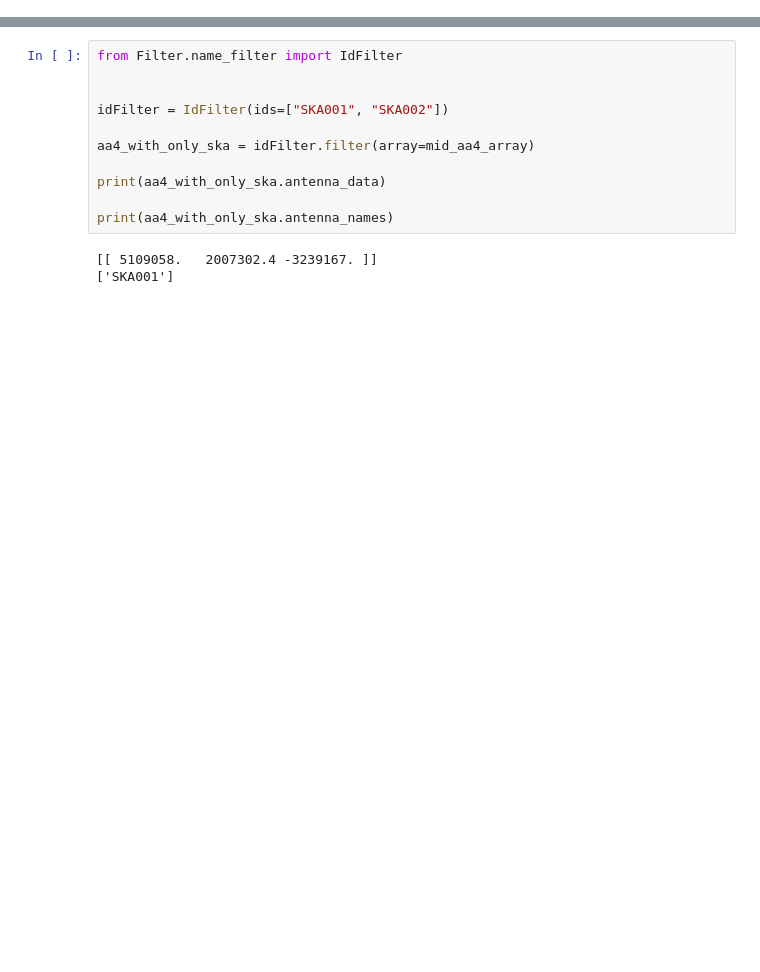
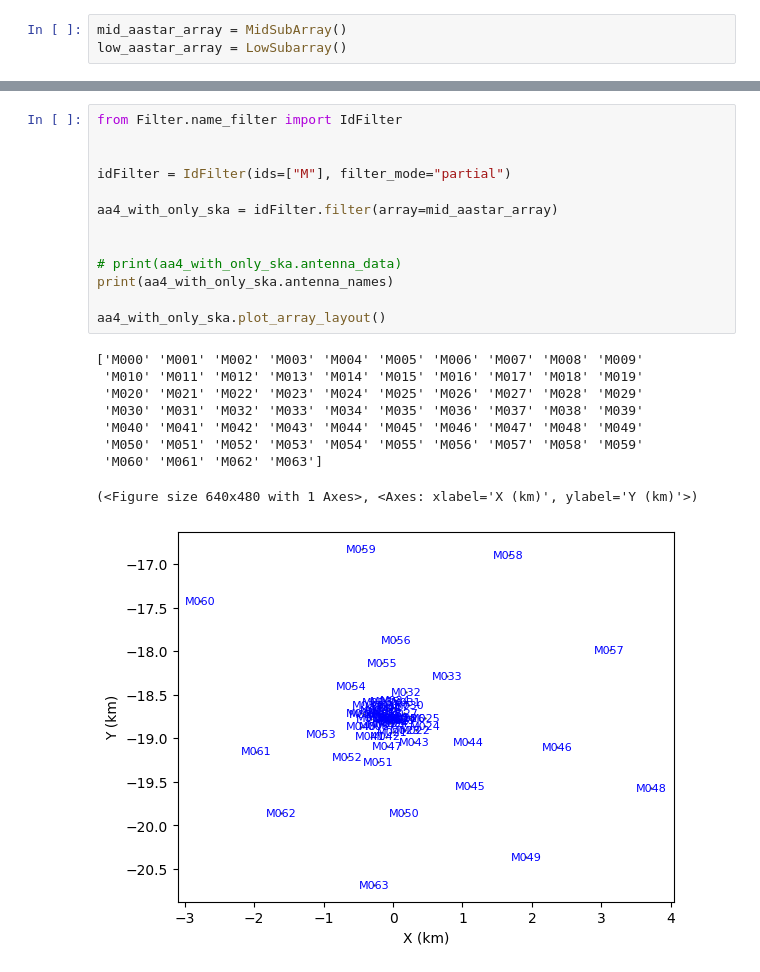
Before and after one commit to Mieres7/SubArrayImplementation, a Jupyter notebook: test.ipynb, the cells around one changed output, grey strips where cells are left out. Drawn from its saved outputs; the diff is of its cells as text; blank space fills up the shorter version.

Commit message:
fix: name filter feat: array layout plot

```diff
--- a/test.ipynb
+++ b/test.ipynb
@@ -23,0 +11,3 @@ dask.array<getitem, shape=(307,), dtype=float32, chunksize=(307,), chunktype=num
+# %%
+mid_aastar_array = MidSubArray()
+low_aastar_array = LowSubarray()
@@ -24,14 +29,23 @@ dask.array<getitem, shape=(307,), dtype=float32, chunksize=(307,), chunktype=num
 # %%
 from Filter.name_filter import IdFilter
 
 
-idFilter = IdFilter(ids=["SKA001", "SKA002"])
+idFilter = IdFilter(ids=["M"], filter_mode="partial")
 
-aa4_with_only_ska = idFilter.filter(array=mid_aa4_array)
+aa4_with_only_ska = idFilter.filter(array=mid_aastar_array)
 
-print(aa4_with_only_ska.antenna_data)
 
+# print(aa4_with_only_ska.antenna_data)
 print(aa4_with_only_ska.antenna_names)
+
+aa4_with_only_ska.plot_array_layout()
 # %% [output]
-[[ 5109058.   2007302.4 -3239167. ]]
-['SKA001']
+['M000' 'M001' 'M002' 'M003' 'M004' 'M005' 'M006' 'M007' 'M008' 'M009'
+ 'M010' 'M011' 'M012' 'M013' 'M014' 'M015' 'M016' 'M017' 'M018' 'M019'
+ 'M020' 'M021' 'M022' 'M023' 'M024' 'M025' 'M026' 'M027' 'M028' 'M029'
+ 'M030' 'M031' 'M032' 'M033' 'M034' 'M035' 'M036' 'M037' 'M038' 'M039'
+ 'M040' 'M041' 'M042' 'M043' 'M044' 'M045' 'M046' 'M047' 'M048' 'M049'
+ 'M050' 'M051' 'M052' 'M053' 'M054' 'M055' 'M056' 'M057' 'M058' 'M059'
+ 'M060' 'M061' 'M062' 'M063']
+(<Figure size 640x480 with 1 Axes>, <Axes: xlabel='X (km)', ylabel='Y (km)'>)
+[figure, added]
```
Also changed, not shown: parts of 8 cells of this notebook, 8 other files.
